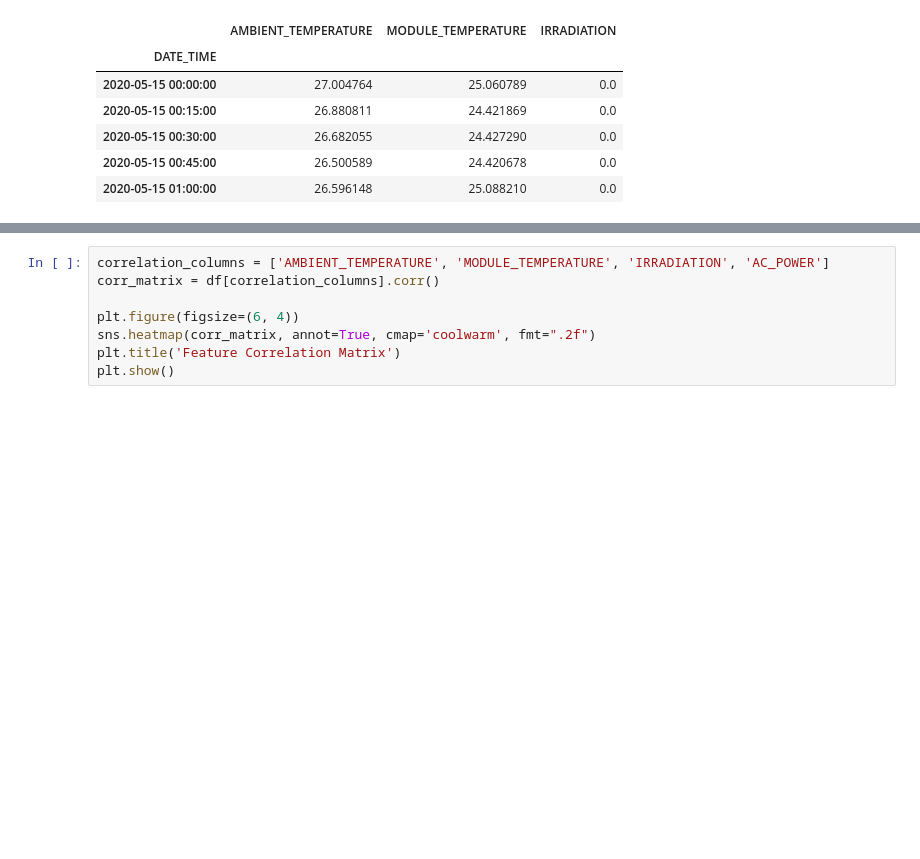
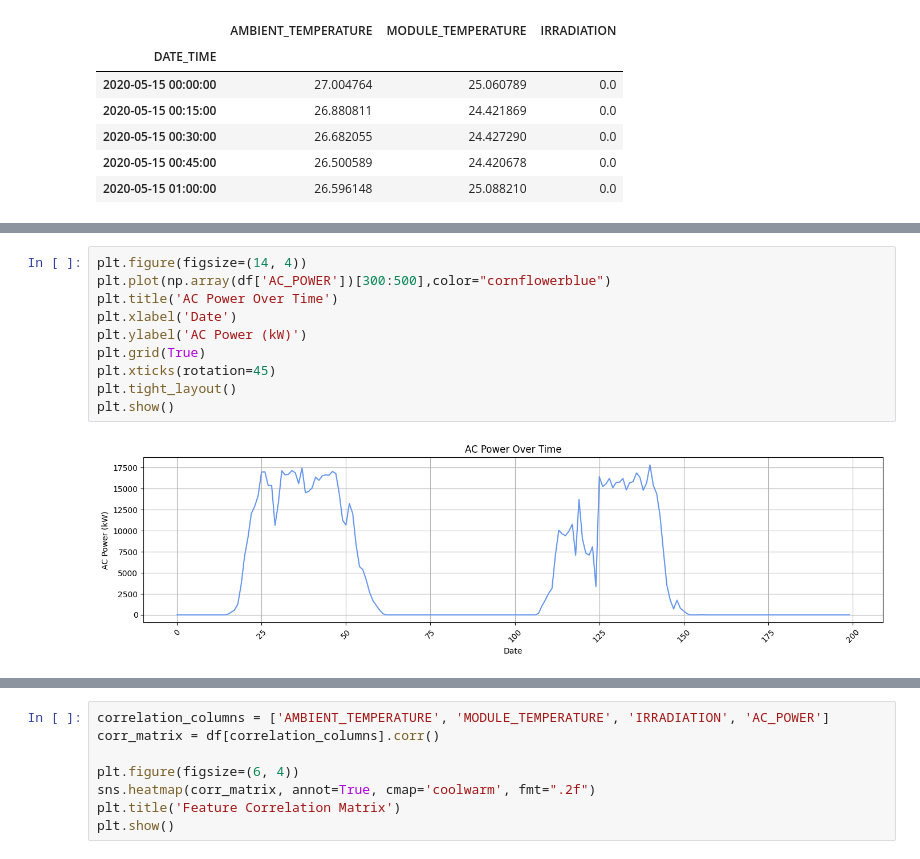
Before and after one commit to colaresm/solar-power-prediction, a Jupyter notebook: solar_energy_prediction.ipynb, the cells around one changed output, grey strips where cells are left out. Cells and saved outputs as stored; diff of their text form; blank space fills up the shorter version.

```diff
--- a/solar_energy_prediction.ipynb
+++ b/solar_energy_prediction.ipynb
@@ -109,3 +98,15 @@ plt.show()
+# %%
+plt.figure(figsize=(14, 4))
+plt.plot(np.array(df['AC_POWER'])[300:500],color="cornflowerblue")
+plt.title('AC Power Over Time')
+plt.xlabel('Date')
+plt.ylabel('AC Power (kW)')
+plt.grid(True)
+plt.xticks(rotation=45)
+plt.tight_layout()
+plt.show()
+# %% [output]
+[figure, added]
 # %%
 fig, ax1 = plt.subplots(figsize=(14, 4))
 
```
Also changed, not shown: parts of 31 cells of this notebook.
